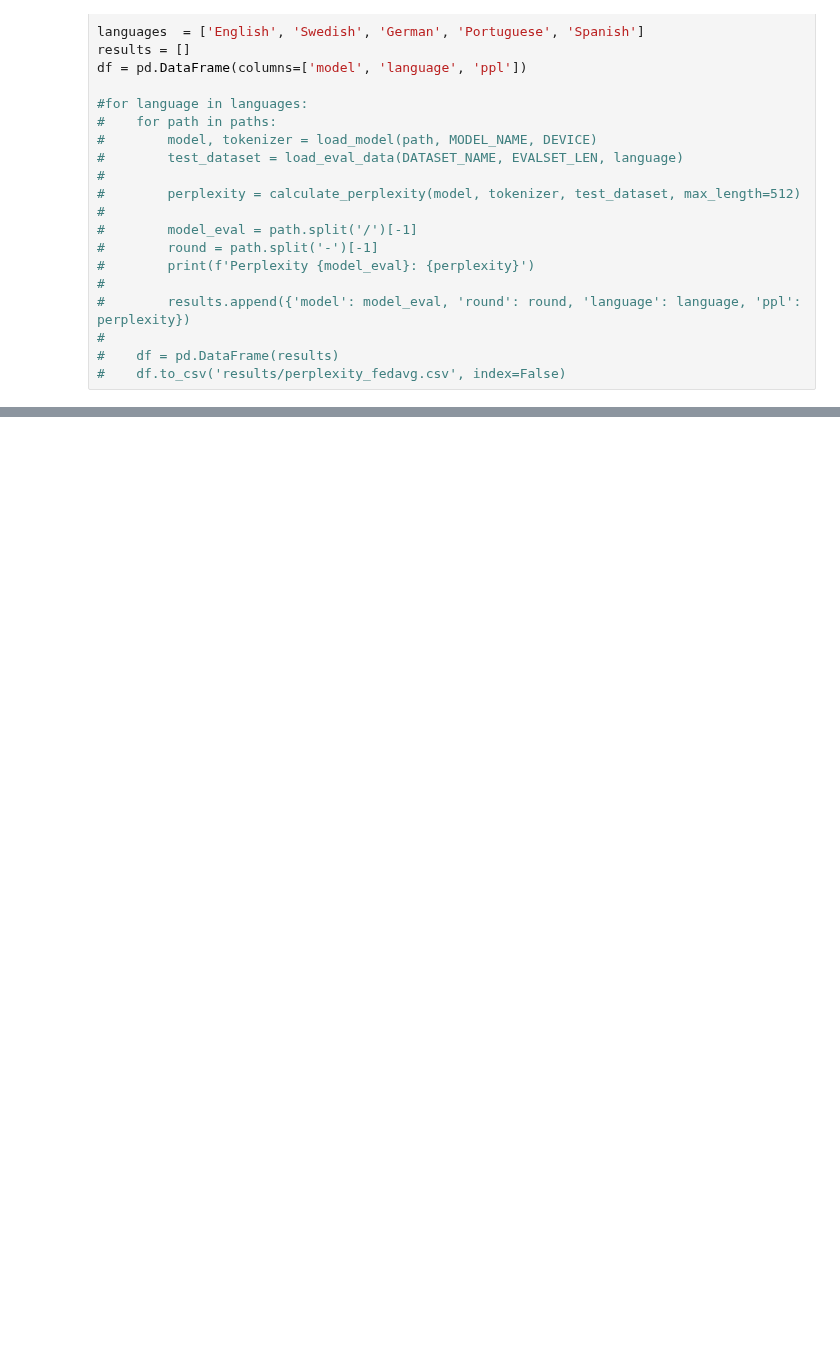
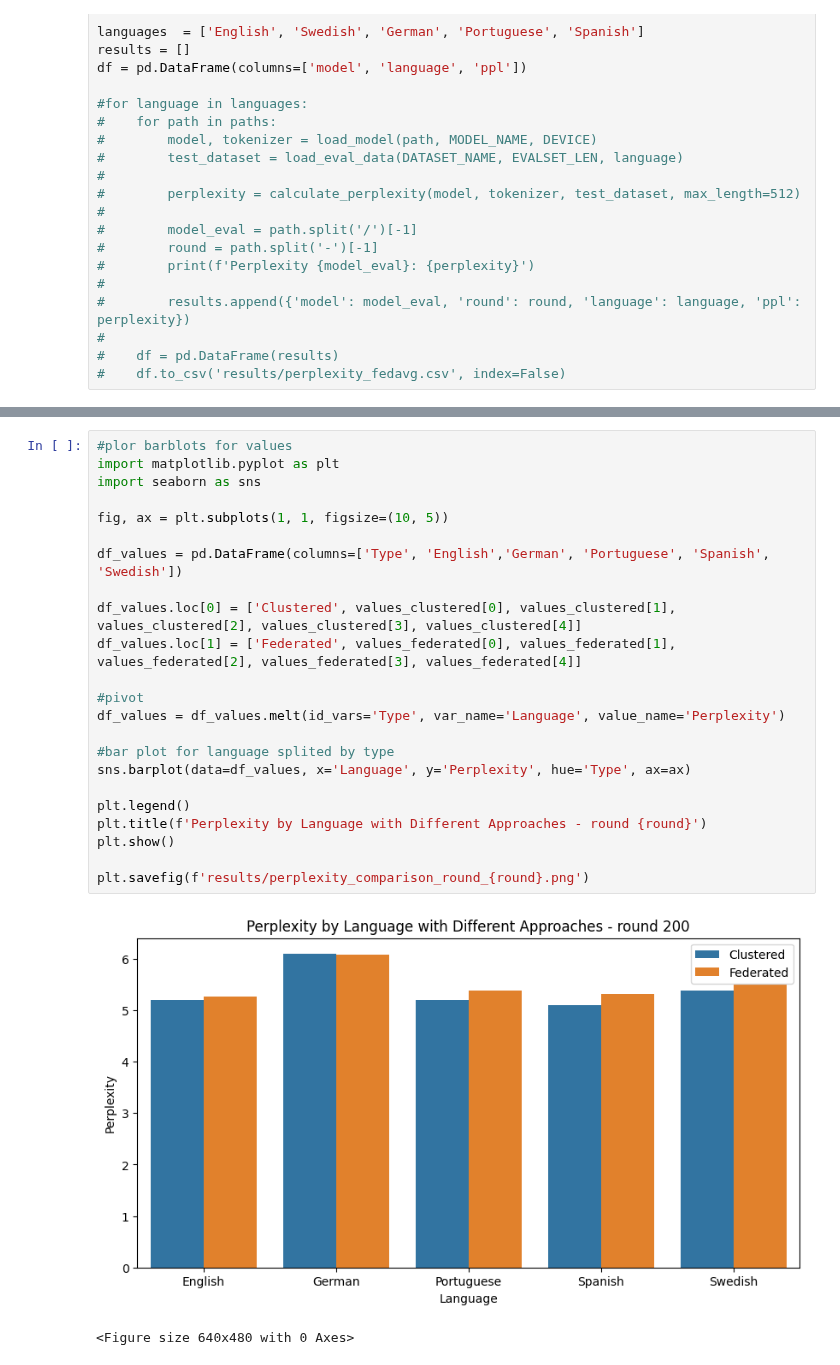
Before and after one commit to GabrielTalasso/FT_LLM_FL, a Jupyter notebook: eval.ipynb, the cells around one changed output, grey strips where cells are left out. Drawn from its saved outputs; the diff is of its cells as text; blank space fills up the shorter version.

```diff
--- a/eval.ipynb
+++ b/eval.ipynb
@@ -217,0 +247,26 @@ df_results
+# %%
+#plor barblots for values
+import matplotlib.pyplot as plt
+import seaborn as sns
+
+fig, ax = plt.subplots(1, 1, figsize=(10, 5))
+
+df_values = pd.DataFrame(columns=['Type', 'English','German', 'Portuguese', 'Spanish', 'Swedish'])
+
+df_values.loc[0] = ['Clustered', values_clustered[0], values_clustered[1], values_clustered[2], values_clustered[3], values_clustered[4]]
+df_values.loc[1] = ['Federated', values_federated[0], values_federated[1], values_federated[2], values_federated[3], values_federated[4]]
+
+#pivot
+df_values = df_values.melt(id_vars='Type', var_name='Language', value_name='Perplexity')
+
+#bar plot for language splited by type
+sns.barplot(data=df_values, x='Language', y='Perplexity', hue='Type', ax=ax)
+
+plt.legend()
+plt.title(f'Perplexity by Language with Different Approaches - round {round}')
+plt.show()
+
+plt.savefig(f'results/perplexity_comparison_round_{round}.png')
+# %% [output]
+[figure, added]
+<Figure size 640x480 with 0 Axes>
```
Also changed, not shown: parts of 9 cells of this notebook, 11 other files.
